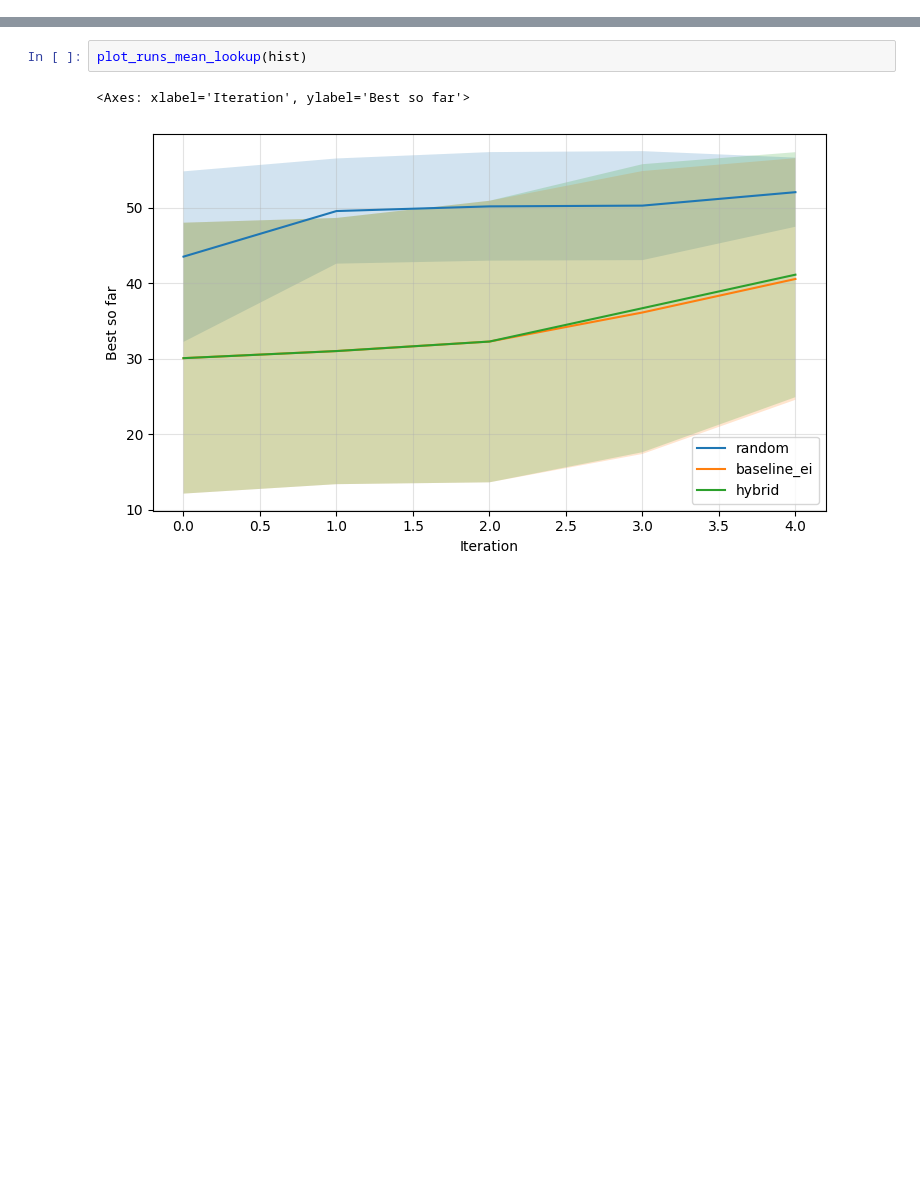
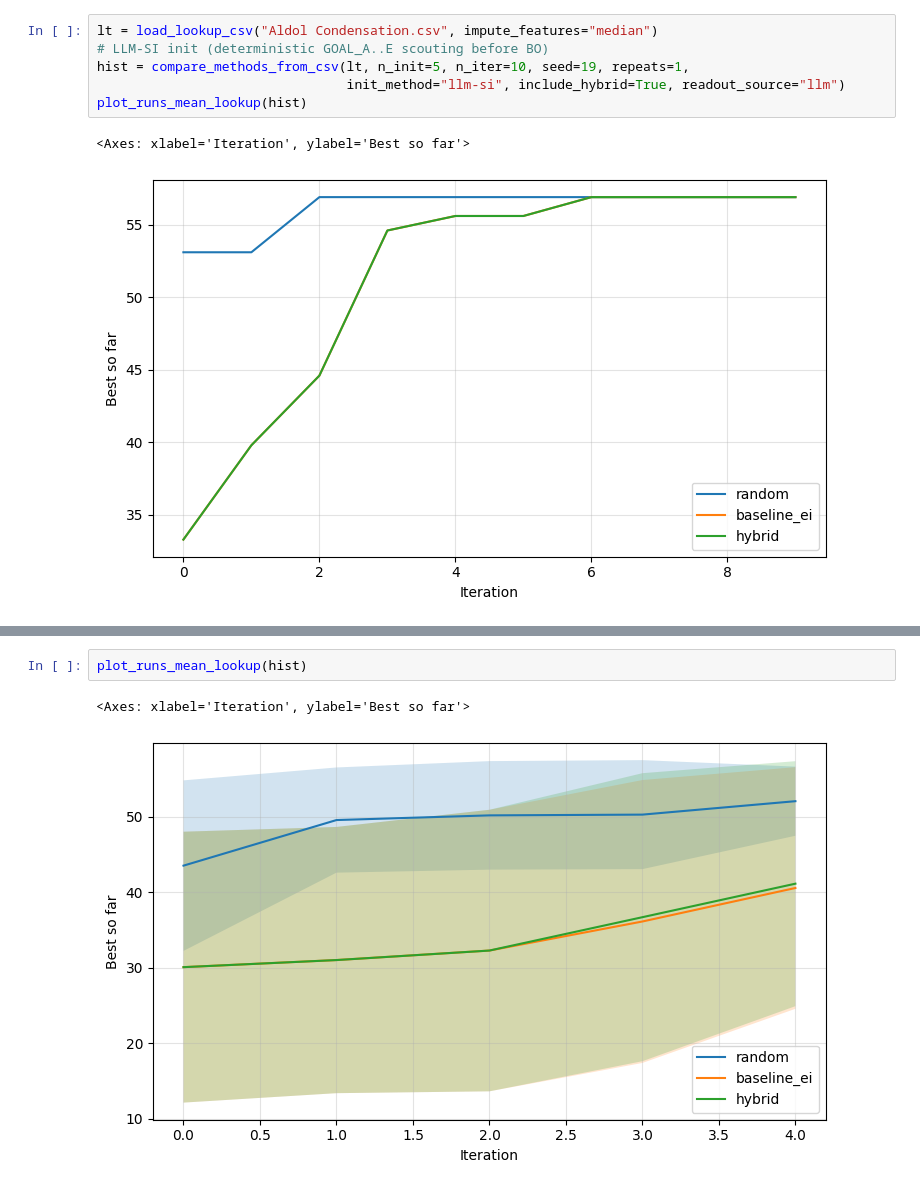
Before and after one commit to armtfgh/POLARIS-Project-, a Jupyter notebook: Lookup Table /Aldol_cond/main_benchmark.ipynb, the cells around one changed output, grey strips where cells are left out. Cells and saved outputs as stored; diff of their text form; blank space fills up the shorter version.

```diff
--- a/Lookup Table /Aldol_cond/main_benchmark.ipynb
+++ b/Lookup Table /Aldol_cond/main_benchmark.ipynb
@@ -654,0 +734,9 @@ def plot_runs_mean_lookup(hist_df: pd.DataFrame, *, methods: Optional[List[str]]
+# %%
+lt = load_lookup_csv("Aldol Condensation.csv", impute_features="median")
+# LLM-SI init (deterministic GOAL_A..E scouting before BO)
+hist = compare_methods_from_csv(lt, n_init=5, n_iter=10, seed=19, repeats=1,
+                                init_method="llm-si", include_hybrid=True, readout_source="llm")
+plot_runs_mean_lookup(hist)
+# %% [output]
+<Axes: xlabel='Iteration', ylabel='Best so far'>
+[figure, added]
```
Also changed, not shown: parts of 7 cells of this notebook, 22 other files.
